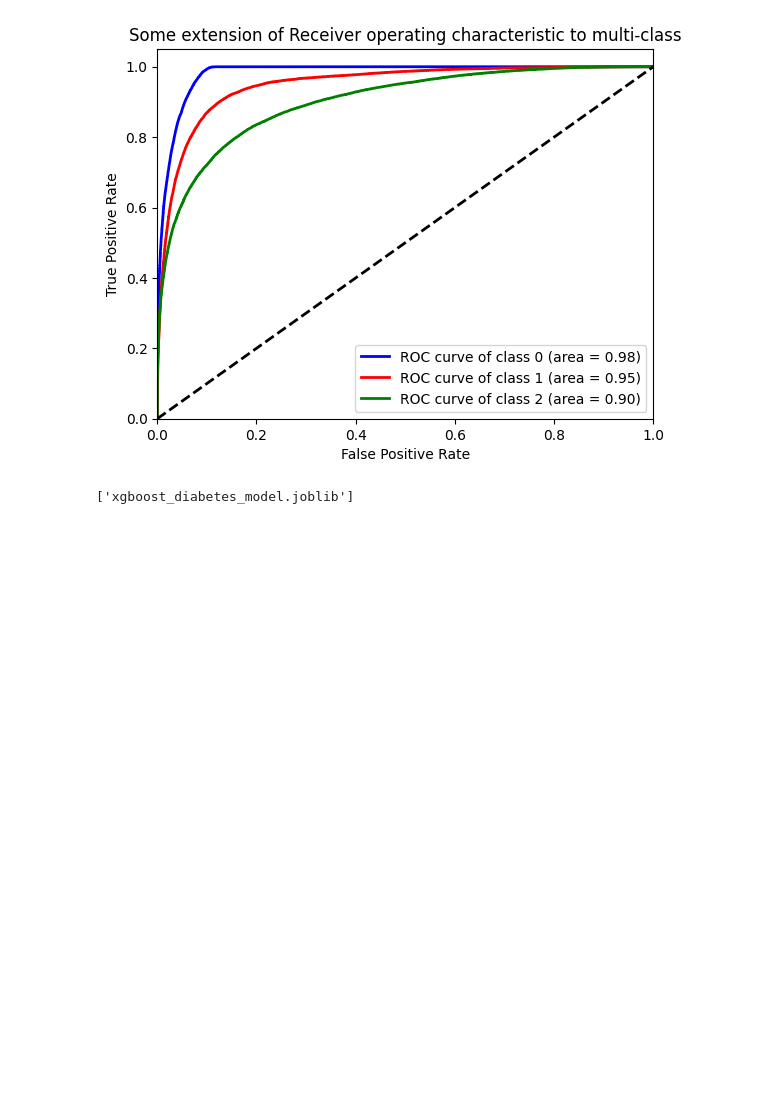
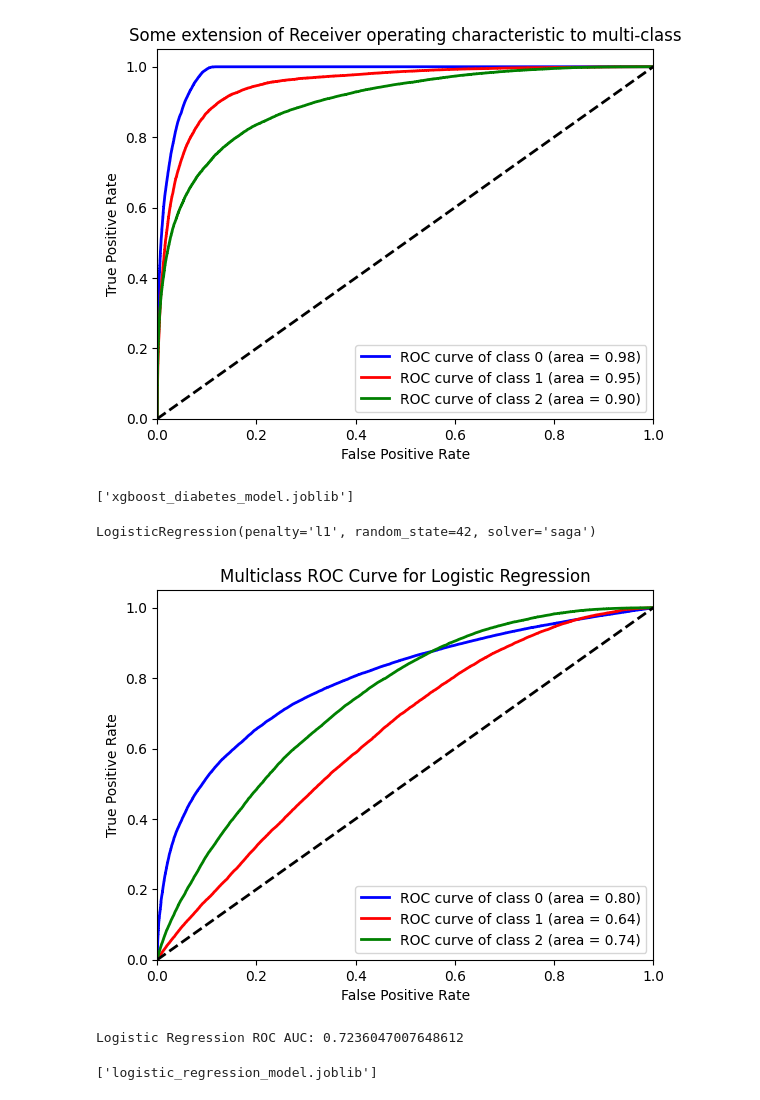
Before and after one commit to EugeneJosephCruz/Health-Indicators, a Jupyter notebook: notebooks/omar.ipynb, the cells around one changed output. Cells and saved outputs as stored; diff of their text form; code cells hidden in the pictures; blank space fills up the shorter version.

Commit message:
model update

```diff
--- a/notebooks/omar.ipynb
+++ b/notebooks/omar.ipynb
@@ -129,14 +129,17 @@ XGBClassifier(base_score=None, booster=None, callbacks=None,
 # Predict probabilities for the test set
 y_pred_xgb_proba = xgb.predict_proba(X_test_scaled)
 # %%
+import pandas as pd
 from sklearn.metrics import roc_auc_score
 from sklearn.preprocessing import label_binarize
+from xgboost import XGBClassifier
 
 # Binarize the labels for multi-class problem
+classes = y_test.unique()
 y_test_binarized = label_binarize(y_test, classes=[0, 1, 2])  # Update the classes with your actual classes
 
 # Calculate the predicted probabilities for each class
-y_pred_xgb_proba = xgb_model.predict_proba(X_test_scaled)
+y_pred_xgb_proba = xgb.predict_proba(X_test_scaled)
 
 # Calculate the ROC AUC score using the predicted probabilities
 # For multi-class, you need to calculate the metrics for each class and take the average
@@ -204,0 +217,60 @@ dump(xgb, "xgboost_diabetes_model.joblib")
+# %%
+df = pd.read_csv('/workspaces/Health-Indicators/notebooks/diabetes_012_health_indicators_BRFSS2015.csv')
+X = df.drop('Diabetes_012', axis=1)
+y = df['Diabetes_012']
+smote = SMOTE(random_state=42)
+X_sm, y_sm = smote.fit_resample(X, y)
+X_train, X_test, y_train, y_test = train_test_split(X_sm, y_sm, test_size=0.2, random_state=42)
+scaler = StandardScaler()
+X_train_scaled = scaler.fit_transform(X_train)
+X_test_scaled = scaler.transform(X_test)
+# %%
+log_reg = LogisticRegression(penalty='l1', solver='saga', random_state=42)
+log_reg.fit(X_train_scaled, y_train)
+# %% [output]
+LogisticRegression(penalty='l1', random_state=42, solver='saga')
+# %%
+y_pred_log_reg_proba = log_reg.predict_proba(X_test_scaled)
+
+# Binarize the output
+n_classes = y_pred_log_reg_proba.shape[1]
+fpr = dict()
+tpr = dict()
+roc_auc = dict()
+
+for i in range(n_classes):
+    fpr[i], tpr[i], _ = roc_curve(y_test == i, y_pred_log_reg_proba[:, i])
+    roc_auc[i] = roc_auc_score(y_test == i, y_pred_log_reg_proba[:, i])
+
+# Plotting ROC curve for each class
+colors = ['blue', 'red', 'green', 'purple', 'orange', 'brown']
+for i, color in zip(range(n_classes), colors):
+    plt.plot(fpr[i], tpr[i], color=color, lw=2,
+             label=f'ROC curve of class {i} (area = {roc_auc[i]:.2f})')
+
+plt.plot([0, 1], [0, 1], 'k--', lw=2)
+plt.xlim([0.0, 1.0])
+plt.ylim([0.0, 1.05])
+plt.xlabel('False Positive Rate')
+plt.ylabel('True Positive Rate')
+plt.title('Multiclass ROC Curve for Logistic Regression')
+plt.legend(loc="lower right")
+plt.show()
+# %% [output]
+[figure, added]
+# %%
+# Predict probabilities for Logistic Regression
+y_pred_log_reg_proba = log_reg.predict_proba(X_test_scaled)
+
+# Compute ROC AUC score
+roc_auc_log_reg = roc_auc_score(y_test, y_pred_log_reg_proba, multi_class='ovr', average='weighted')
+print(f'Logistic Regression ROC AUC: {roc_auc_log_reg}')
+# %% [output]
+Logistic Regression ROC AUC: 0.7236047007648612
+# %%
+from joblib import dump
+
+# Regression model is stored in log_reg
+dump(log_reg, 'logistic_regression_model.joblib')
+# %% [output]
+['logistic_regression_model.joblib']
```
Also changed, not shown: parts of 1 cell of this notebook, 1 other file.
